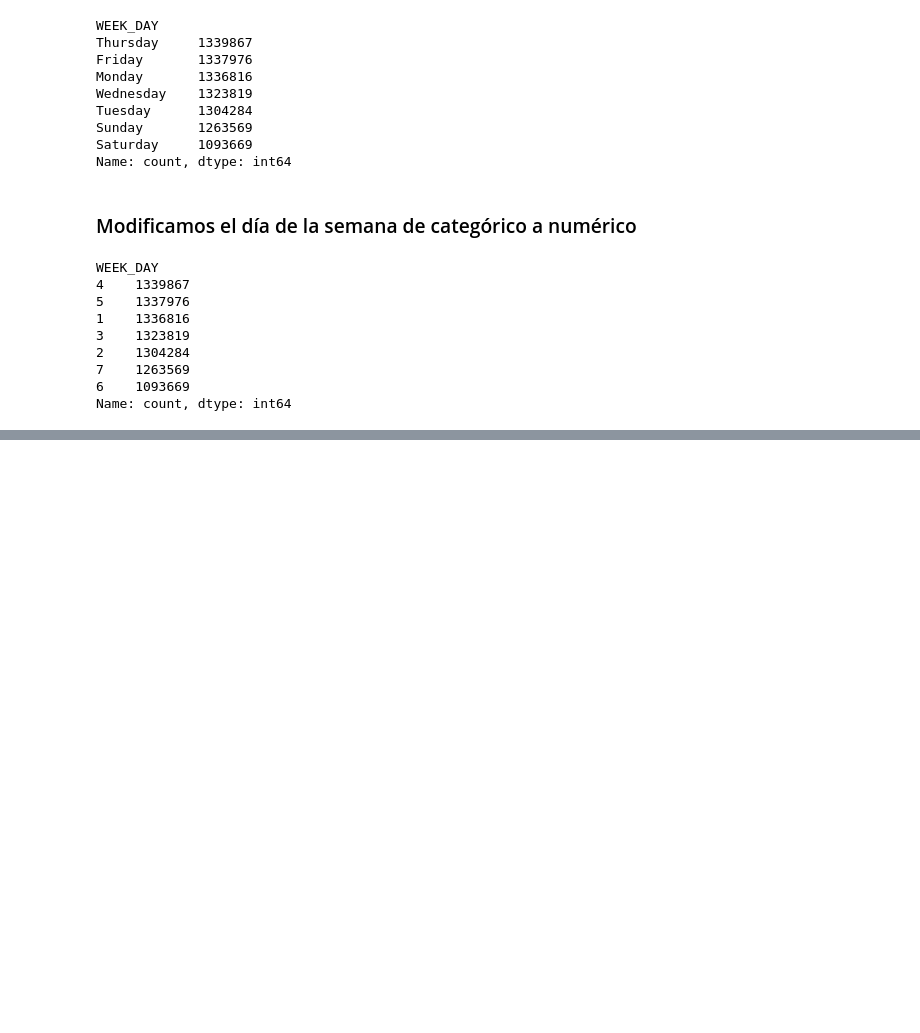
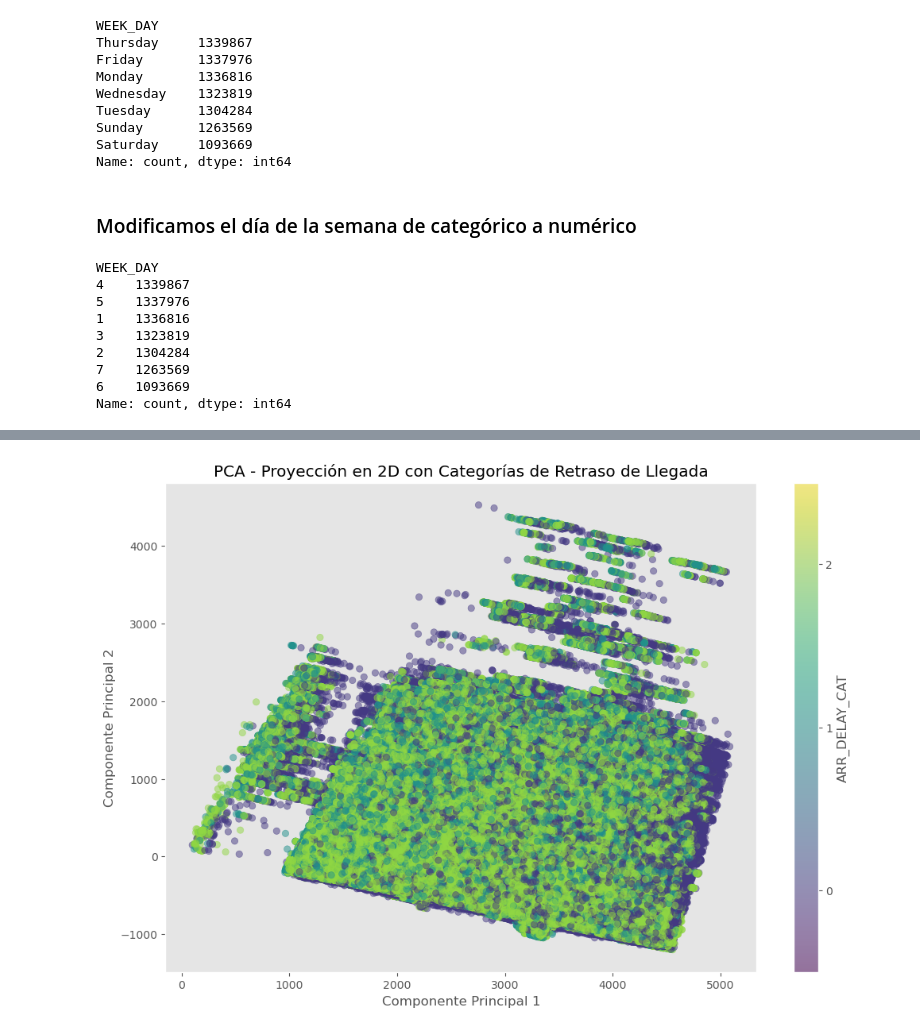
Before and after one commit to Andylmao/icd2024, a Jupyter notebook: practices/practica4ICD.ipynb, the cells around one changed output, grey strips where cells are left out. Drawn from its saved outputs; the diff is of its cells as text; code cells hidden in the pictures; blank space fills up the shorter version.

```diff
--- a/practices/practica4ICD.ipynb
+++ b/practices/practica4ICD.ipynb
@@ -395,0 +450,14 @@ airlin_df.to_csv('C:/Users/andyl/icd2024/procAirF.csv', index=False)
+# %%
+import numpy as np
+
+
+def categorize_arrival_delay(arr_delay):
+    if arr_delay < -15:  # Early
+        return 'Early'
+    elif arr_delay > 15:  # Delay
+        return 'Delay'
+    else:  # On time
+        return 'On time'
+
+
+airlin_df['ARR_DELAY_CAT'] = airlin_df['ARR_DELAY'].apply(categorize_arrival_delay)
@@ -395,0 +539,15 @@ airlin_df.to_csv('C:/Users/andyl/icd2024/procAirF.csv', index=False)
+# %%
+pca_df['ARR_DELAY_CAT'] = airlin_df['ARR_DELAY_CAT'].values[:9000000]  # Asegúrate de que el tamaño coincida
+
+# Visualizar los resultados
+plt.figure(figsize=(12, 8))
+scatter = plt.scatter(pca_df['PC1'], pca_df['PC2'], c=pca_df['ARR_DELAY_CAT'].astype('category').cat.codes, alpha=0.5, cmap='viridis')
+plt.title('PCA - Proyección en 2D con Categorías de Retraso de Llegada')
+plt.xlabel('Componente Principal 1')
+plt.ylabel('Componente Principal 2')
+plt.colorbar(scatter, ticks=[0, 1, 2], label='ARR_DELAY_CAT')
+plt.clim(-0.5, 2.5)  # Ajusta límites de color
+plt.grid()
+plt.show()
+# %% [output]
+[figure, added]
```
Also changed, not shown: parts of 13 cells of this notebook.
